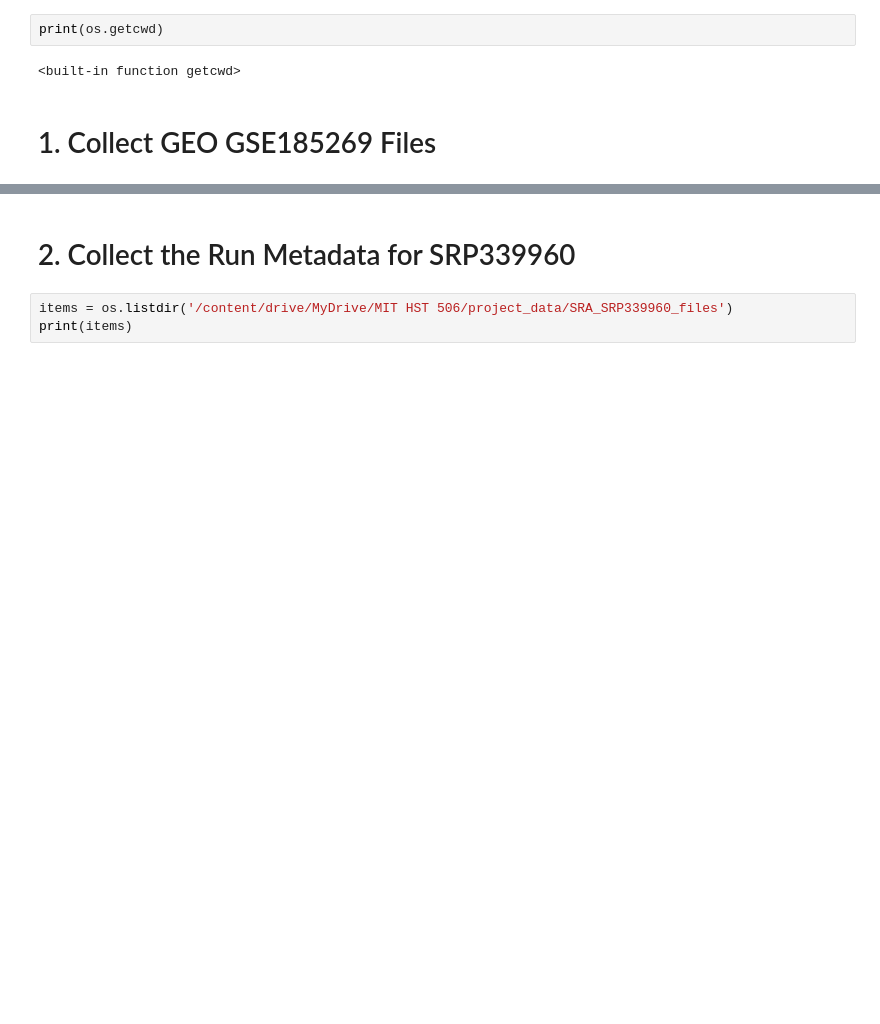
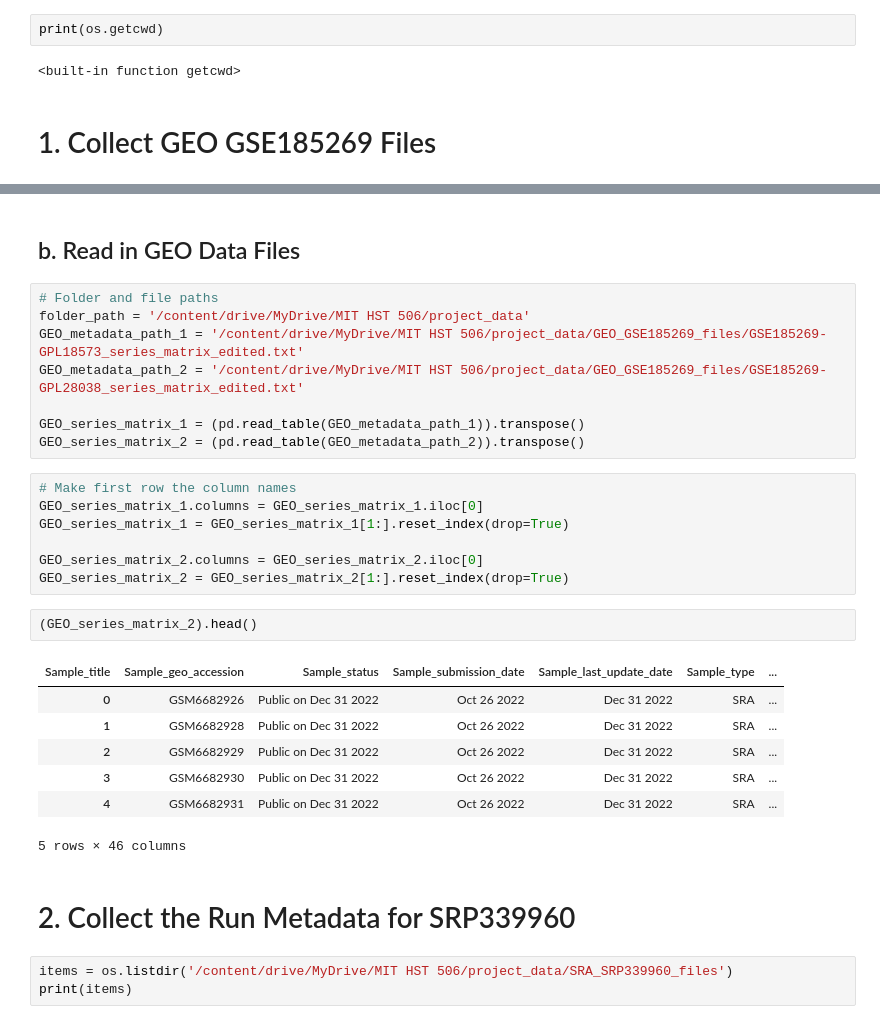
Before and after one commit to irith-kat/genai4bio-project, a Jupyter notebook: notebook_tests/joint_DNA_RNA_processing.ipynb, the cells around one changed output, grey strips where cells are left out. Drawn from its saved outputs; the diff is of its cells as text; blank space fills up the shorter version.

```diff
--- a/notebook_tests/joint_DNA_RNA_processing.ipynb
+++ b/notebook_tests/joint_DNA_RNA_processing.ipynb
@@ -214,3 +219,30 @@ geo_base = "https://ftp.ncbi.nlm.nih.gov/geo/series/GSE185nnn/GSE185269/suppl/"
+# %% [markdown]
+## b. Read in GEO Data Files
+# %%
+# Folder and file paths
+folder_path = '/content/drive/MyDrive/MIT HST 506/project_data'
+GEO_metadata_path_1 = '/content/drive/MyDrive/MIT HST 506/project_data/GEO_GSE185269_files/GSE185269-GPL18573_series_matrix_edited.txt'
+GEO_metadata_path_2 = '/content/drive/MyDrive/MIT HST 506/project_data/GEO_GSE185269_files/GSE185269-GPL28038_series_matrix_edited.txt'
+
+GEO_series_matrix_1 = (pd.read_table(GEO_metadata_path_1)).transpose()
+GEO_series_matrix_2 = (pd.read_table(GEO_metadata_path_2)).transpose()
+# %%
+# Make first row the column names
+GEO_series_matrix_1.columns = GEO_series_matrix_1.iloc[0]
+GEO_series_matrix_1 = GEO_series_matrix_1[1:].reset_index(drop=True)
+
+GEO_series_matrix_2.columns = GEO_series_matrix_2.iloc[0]
+GEO_series_matrix_2 = GEO_series_matrix_2[1:].reset_index(drop=True)
+# %%
+(GEO_series_matrix_2).head()
+# %% [output]
+| Sample_title | Sample_geo_accession | Sample_status | Sample_submission_date | Sample_last_update_date | Sample_type | ... |
+| 0 | GSM6682926 | Public on Dec 31 2022 | Oct 26 2022 | Dec 31 2022 | SRA | ... |
+| 1 | GSM6682928 | Public on Dec 31 2022 | Oct 26 2022 | Dec 31 2022 | SRA | ... |
+| 2 | GSM6682929 | Public on Dec 31 2022 | Oct 26 2022 | Dec 31 2022 | SRA | ... |
+| 3 | GSM6682930 | Public on Dec 31 2022 | Oct 26 2022 | Dec 31 2022 | SRA | ... |
+| 4 | GSM6682931 | Public on Dec 31 2022 | Oct 26 2022 | Dec 31 2022 | SRA | ... |
+5 rows × 46 columns
 # %% [markdown]
 # 2. Collect the Run Metadata for SRP339960
 # %%
```
Also changed, not shown: parts of 18 cells of this notebook, 1 other file.
